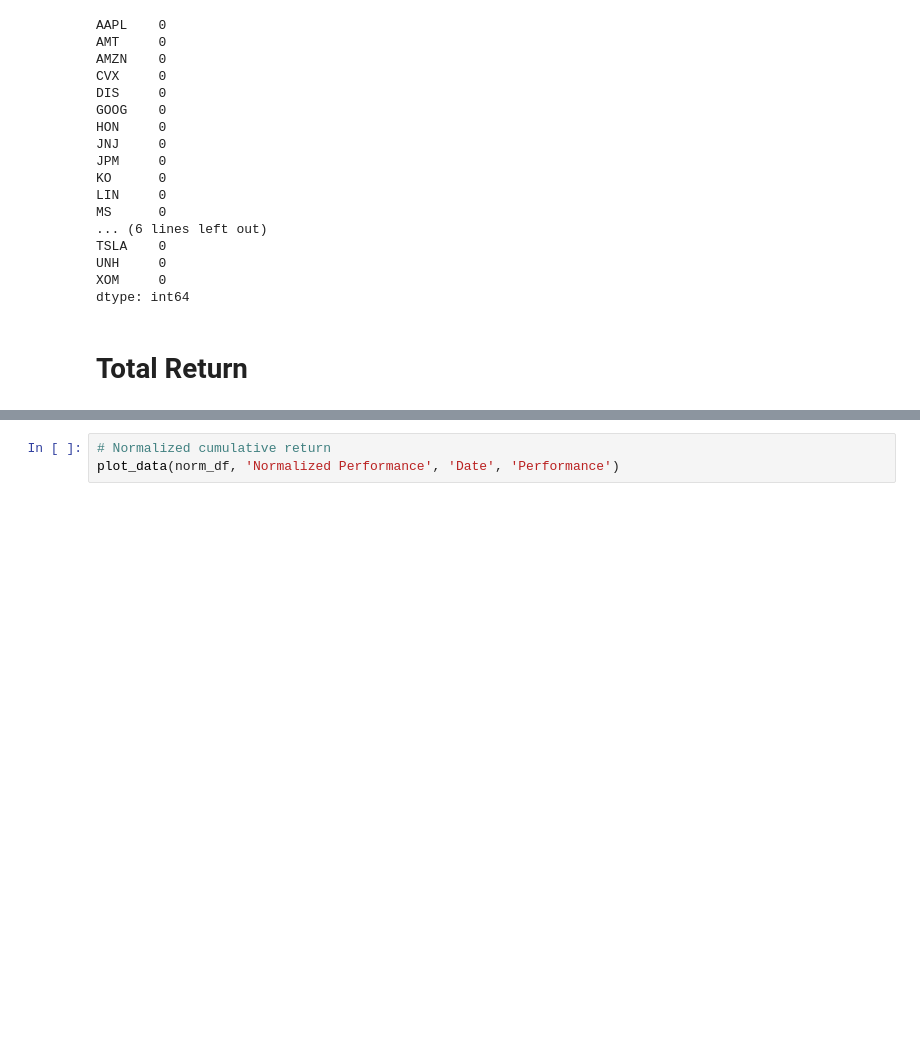
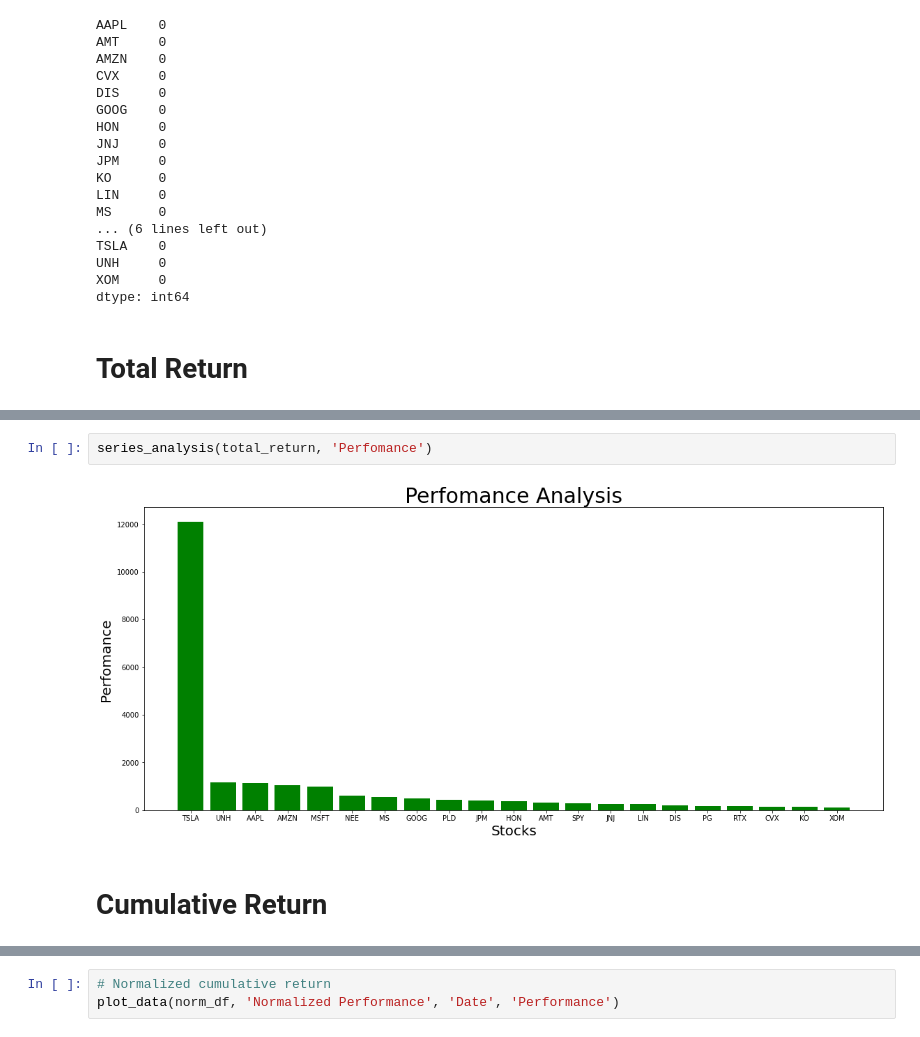
Before and after one commit to Dmenegassi/Investment-and-Trading-Capstone-Project---Build-a-Stock-Price-Indicator, a Jupyter notebook: Investment and Trading Capstone Project - Build a Stock Price Indicator.ipynb, the cells around one changed output, grey strips where cells are left out. Drawn from its saved outputs; the diff is of its cells as text; blank space fills up the shorter version.

```diff
--- a/Investment and Trading Capstone Project - Build a Stock Price Indicator.ipynb
+++ b/Investment and Trading Capstone Project - Build a Stock Price Indicator.ipynb
@@ -414,3 +480,9 @@ plt.show()
+# %%
+series_analysis(total_return, 'Perfomance')
+# %% [output]
+[figure, added]
+# %% [markdown]
+# Cumulative Return
 # %%
 # Cumulative return between start date and end date
 norm_df = norm(stocks, '2002-01-02','2022-01-02')
```
Also changed, not shown: parts of 71 cells of this notebook.
